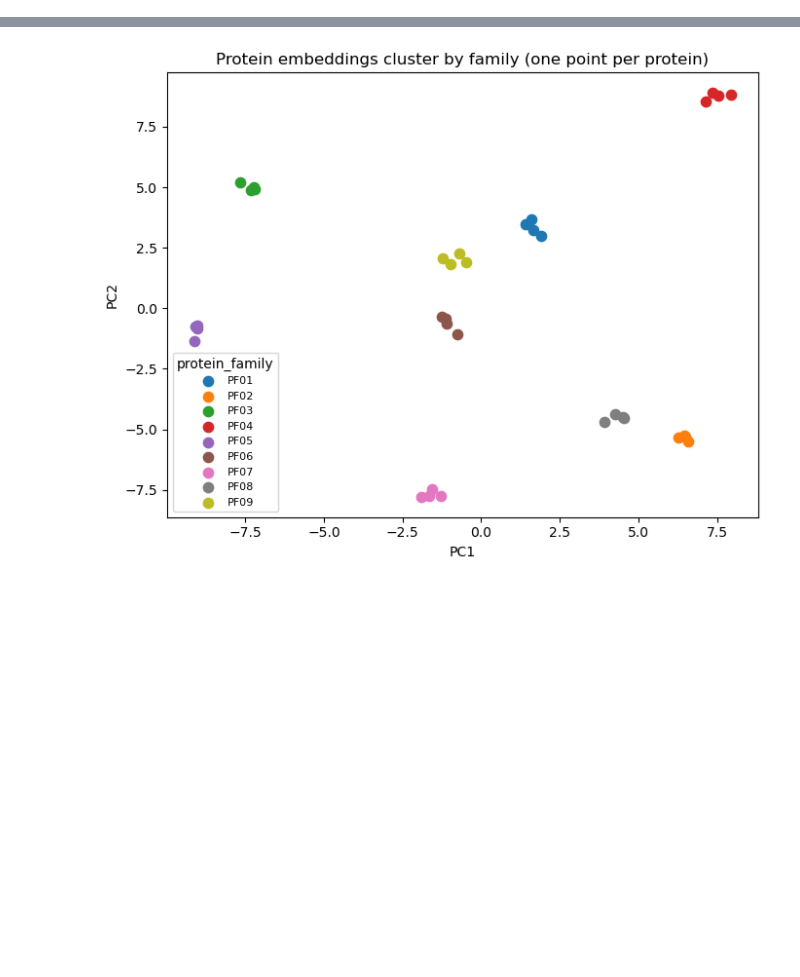
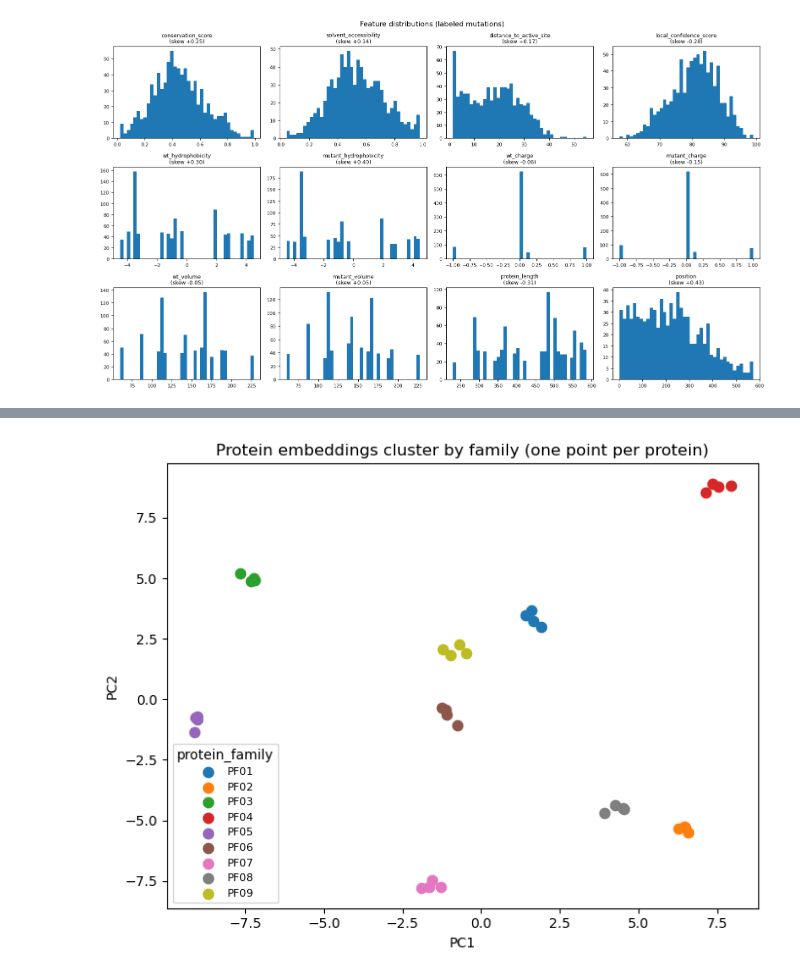
Before and after one commit to ambujsri/mutation_study, a Jupyter notebook: notebooks/exploratory_analysis.ipynb, the cells around one changed output, grey strips where cells are left out. Saved outputs shown, nothing was run; the diff lists cells and outputs as text; code cells hidden in the pictures; blank space fills up the shorter version.

```diff
--- a/notebooks/exploratory_analysis.ipynb
+++ b/notebooks/exploratory_analysis.ipynb
@@ -244,0 +391,11 @@ Max within-protein standard deviation across all embedding dimensions: 0
+# %%
+fig, axes = plt.subplots(3, 4, figsize=(16, 9))
+for ax, column in zip(axes.ravel(), numeric_features, strict=True):
+    ax.hist(labeled[column].dropna(), bins=HIST_BINS)
+    ax.set_title(f"{column}\n(skew {labeled[column].skew():+.2f})", fontsize=9)
+    ax.tick_params(labelsize=8)
+fig.suptitle("Feature distributions (labeled mutations)")
+fig.tight_layout()
+plt.show()
+# %% [output]
+[figure, added]
```
Also changed, not shown: parts of 71 cells of this notebook, 1 other file.
